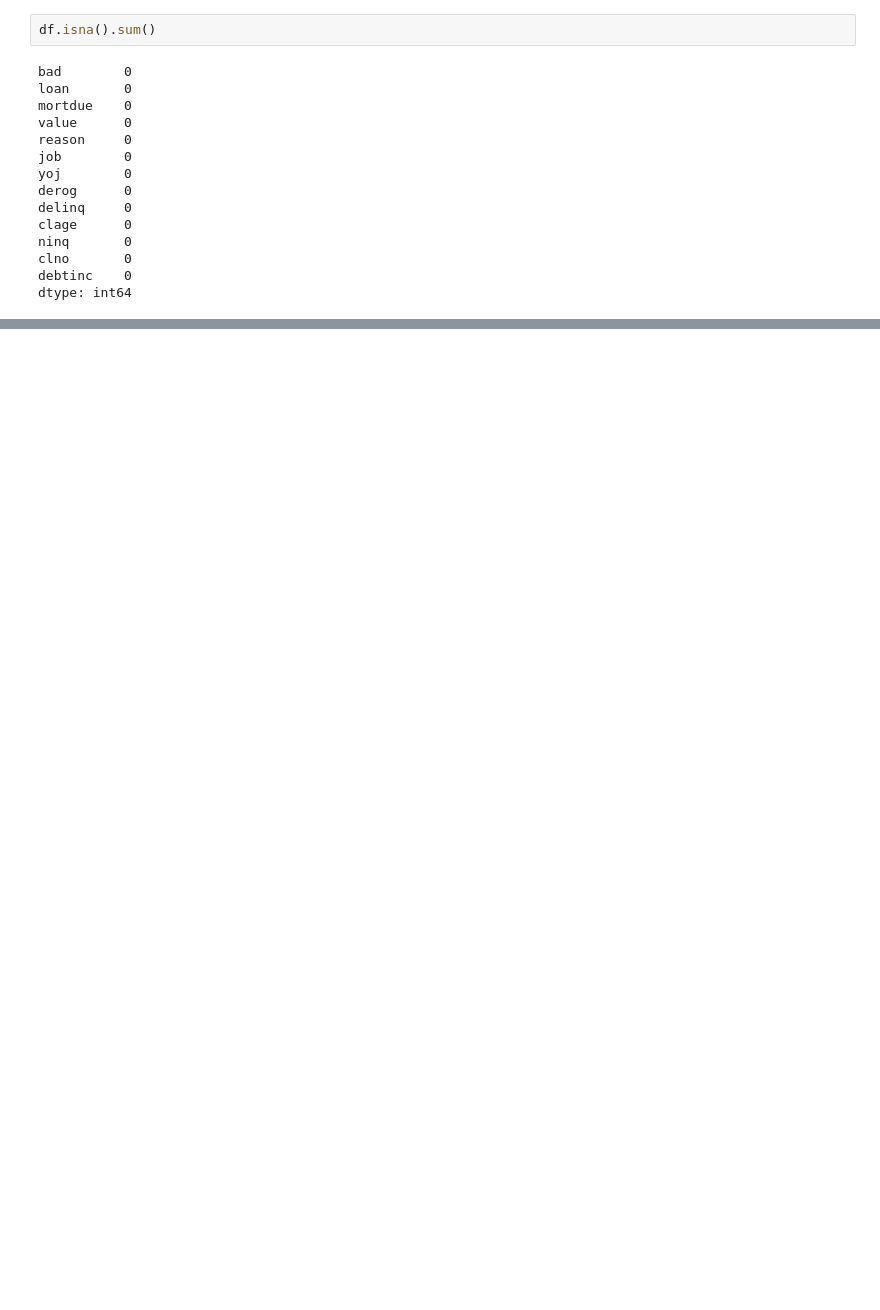
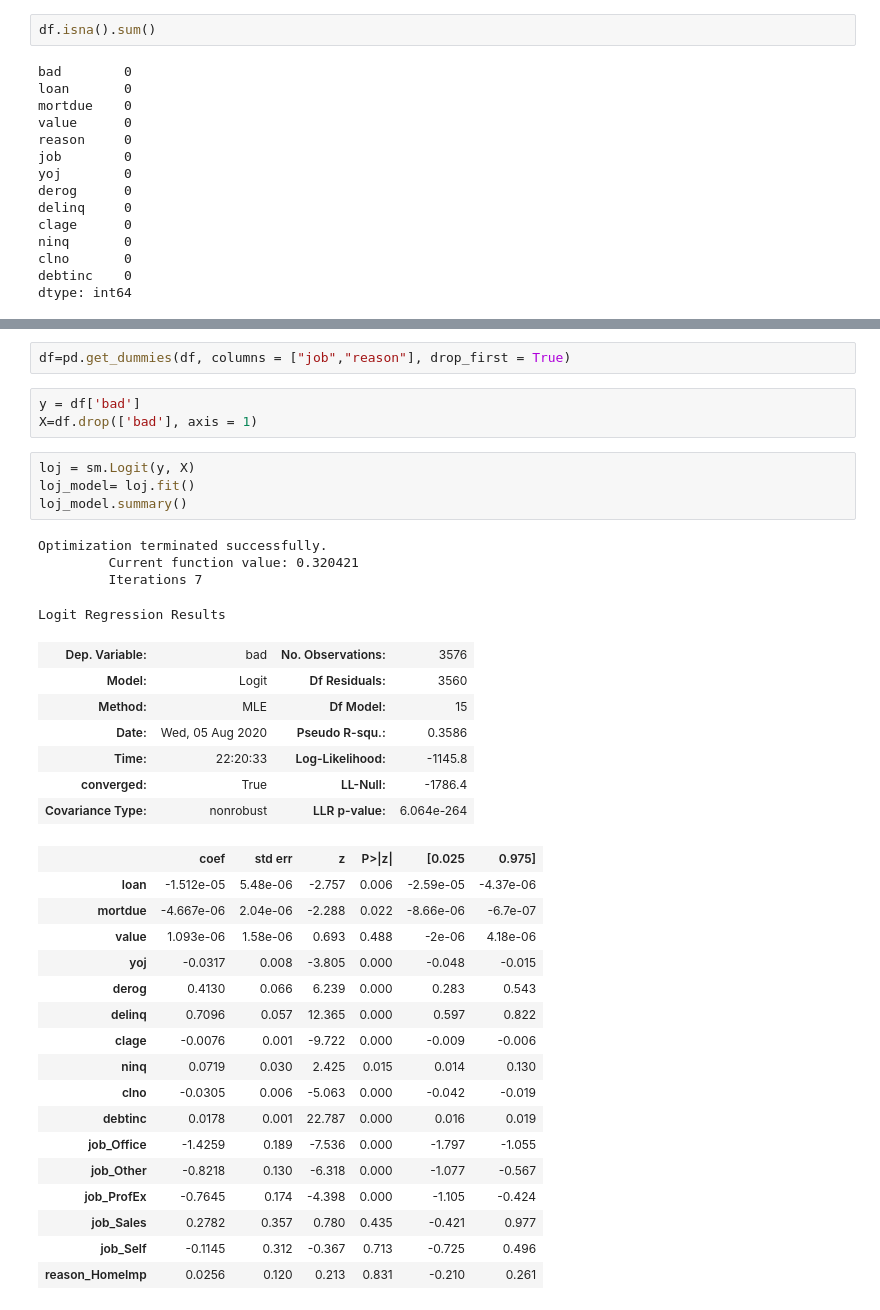
Before and after one commit to Kodluyoruz-Ankara-Veri-Bilimi/Berfin-Sarioglu, a Jupyter notebook: kodluyoruz_ödev2.ipynb, the cells around one changed output, grey strips where cells are left out. Drawn from its saved outputs; the diff is of its cells as text; blank space fills up the shorter version.

```diff
--- a/kodluyoruz_ödev2.ipynb
+++ b/kodluyoruz_ödev2.ipynb
@@ -494,0 +272,38 @@ bad_credit
+# %%
+df=pd.get_dummies(df, columns = ["job","reason"], drop_first = True)
+# %%
+y = df['bad']
+X=df.drop(['bad'], axis = 1)
+# %%
+loj = sm.Logit(y, X)
+loj_model= loj.fit()
+loj_model.summary()
+# %% [output]
+Optimization terminated successfully.
+         Current function value: 0.320421
+         Iterations 7
+Logit Regression Results
+| Dep. Variable: | bad | No. Observations: | 3576 |
+| Model: | Logit | Df Residuals: | 3560 |
+| Method: | MLE | Df Model: | 15 |
+| Date: | Wed, 05 Aug 2020 | Pseudo R-squ.: | 0.3586 |
+| Time: | 22:20:33 | Log-Likelihood: | -1145.8 |
+| converged: | True | LL-Null: | -1786.4 |
+| Covariance Type: | nonrobust | LLR p-value: | 6.064e-264 |
+|  | coef | std err | z | P>|z| | [0.025 | 0.975] |
+| loan | -1.512e-05 | 5.48e-06 | -2.757 | 0.006 | -2.59e-05 | -4.37e-06 |
+| mortdue | -4.667e-06 | 2.04e-06 | -2.288 | 0.022 | -8.66e-06 | -6.7e-07 |
+| value | 1.093e-06 | 1.58e-06 | 0.693 | 0.488 | -2e-06 | 4.18e-06 |
+| yoj | -0.0317 | 0.008 | -3.805 | 0.000 | -0.048 | -0.015 |
+| derog | 0.4130 | 0.066 | 6.239 | 0.000 | 0.283 | 0.543 |
+| delinq | 0.7096 | 0.057 | 12.365 | 0.000 | 0.597 | 0.822 |
+| clage | -0.0076 | 0.001 | -9.722 | 0.000 | -0.009 | -0.006 |
+| ninq | 0.0719 | 0.030 | 2.425 | 0.015 | 0.014 | 0.130 |
+| clno | -0.0305 | 0.006 | -5.063 | 0.000 | -0.042 | -0.019 |
+| debtinc | 0.0178 | 0.001 | 22.787 | 0.000 | 0.016 | 0.019 |
+| job_Office | -1.4259 | 0.189 | -7.536 | 0.000 | -1.797 | -1.055 |
+| job_Other | -0.8218 | 0.130 | -6.318 | 0.000 | -1.077 | -0.567 |
+| job_ProfEx | -0.7645 | 0.174 | -4.398 | 0.000 | -1.105 | -0.424 |
+| job_Sales | 0.2782 | 0.357 | 0.780 | 0.435 | -0.421 | 0.977 |
+| job_Self | -0.1145 | 0.312 | -0.367 | 0.713 | -0.725 | 0.496 |
+| reason_HomeImp | 0.0256 | 0.120 | 0.213 | 0.831 | -0.210 | 0.261 |
```
Also changed, not shown: parts of 90 cells of this notebook.
